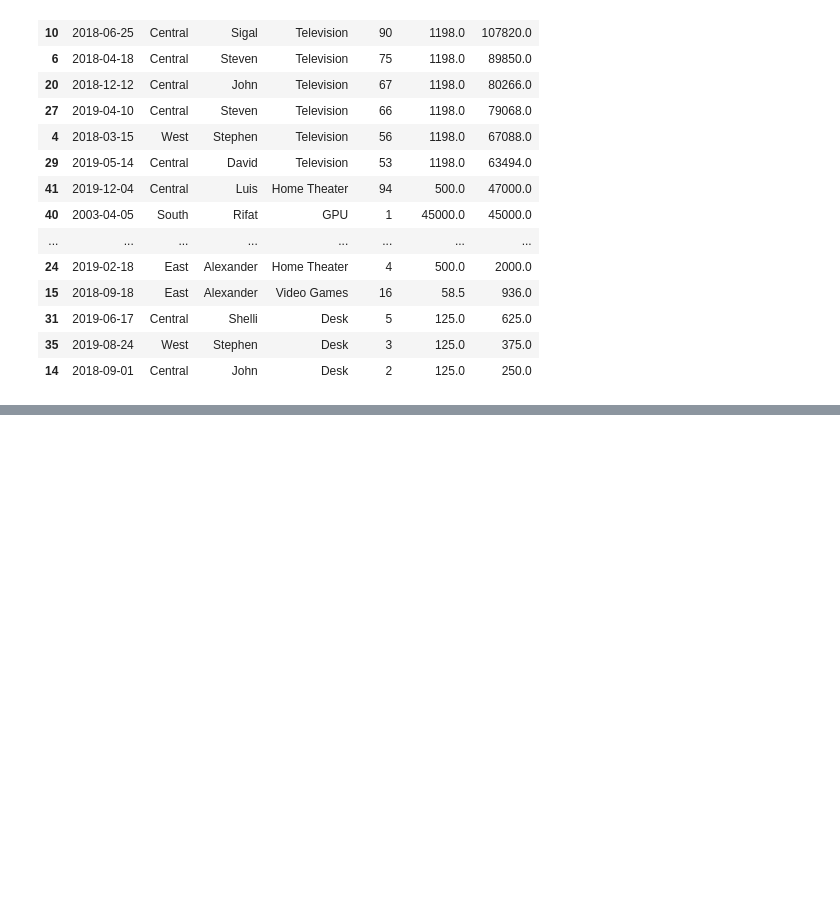
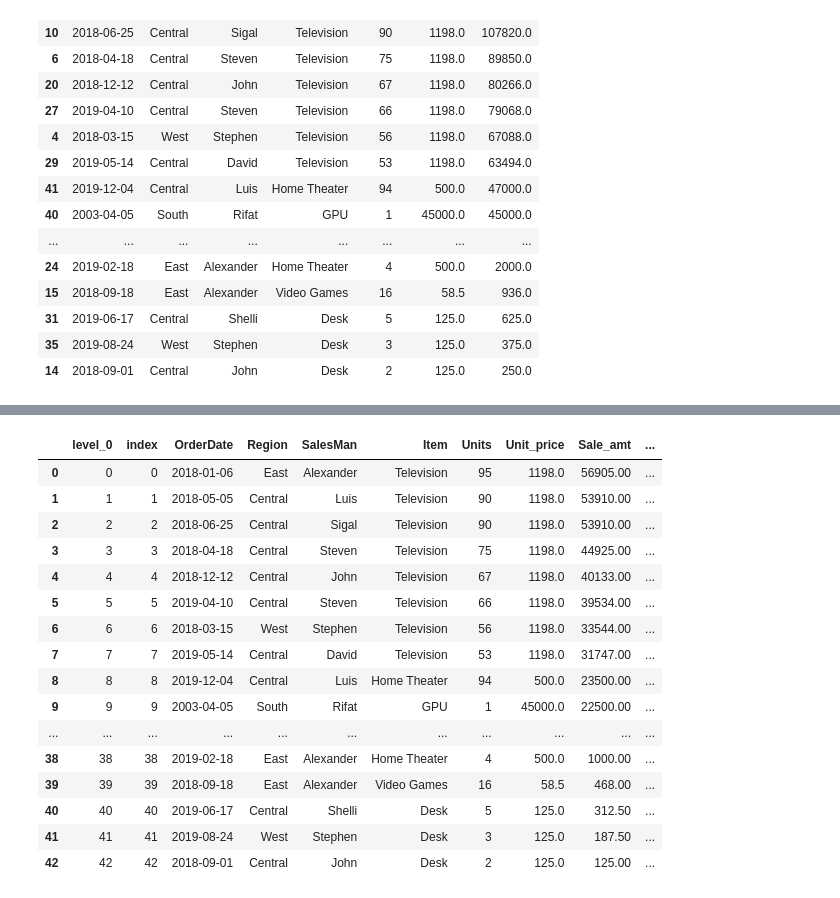
Before and after one commit to KaziRifatMorshed/LearningDataScience, a Jupyter notebook: DataExplorationWithPandas/ExploreSalesData.ipynb, the cells around one changed output, grey strips where cells are left out. Saved outputs shown, nothing was run; the diff lists cells and outputs as text; code cells hidden in the pictures; blank space fills up the shorter version.

```diff
--- a/DataExplorationWithPandas/ExploreSalesData.ipynb
+++ b/DataExplorationWithPandas/ExploreSalesData.ipynb
@@ -532,0 +585,3 @@ df['Total_Sale_inc_VAT'] = df['Units'] * df['Unit_price '] * 1.2
+# %%
+df['Sale_amt'] = df['Sale_amt'].apply(lambda x: x / 2)
+df.head()
@@ -532,0 +601,2 @@ df['Total_Sale_inc_VAT'] = df['Units'] * df['Unit_price '] * 1.2
+# %%
+df.set_index('OrderDate', inplace=True)
@@ -532,0 +613,22 @@ df['Total_Sale_inc_VAT'] = df['Units'] * df['Unit_price '] * 1.2
+# %%
+df.reset_index()
+# df.reset_index(inplace=True) # new index number assign korbe
+# df.reset_index(drop=True)  # previous index ta drop hoye jabe, previous order gone
+# %% [output]
+|  | level_0 | index | OrderDate | Region | SalesMan | Item | Units | Unit_price | Sale_amt | ... |
+| 0 | 0 | 0 | 2018-01-06 | East | Alexander | Television | 95 | 1198.0 | 56905.00 | ... |
+| 1 | 1 | 1 | 2018-05-05 | Central | Luis | Television | 90 | 1198.0 | 53910.00 | ... |
+| 2 | 2 | 2 | 2018-06-25 | Central | Sigal | Television | 90 | 1198.0 | 53910.00 | ... |
+| 3 | 3 | 3 | 2018-04-18 | Central | Steven | Television | 75 | 1198.0 | 44925.00 | ... |
+| 4 | 4 | 4 | 2018-12-12 | Central | John | Television | 67 | 1198.0 | 40133.00 | ... |
+| 5 | 5 | 5 | 2019-04-10 | Central | Steven | Television | 66 | 1198.0 | 39534.00 | ... |
+| 6 | 6 | 6 | 2018-03-15 | West | Stephen | Television | 56 | 1198.0 | 33544.00 | ... |
+| 7 | 7 | 7 | 2019-05-14 | Central | David | Television | 53 | 1198.0 | 31747.00 | ... |
+| 8 | 8 | 8 | 2019-12-04 | Central | Luis | Home Theater | 94 | 500.0 | 23500.00 | ... |
+| 9 | 9 | 9 | 2003-04-05 | South | Rifat | GPU | 1 | 45000.0 | 22500.00 | ... |
+| ... | ... | ... | ... | ... | ... | ... | ... | ... | ... | ... |
+| 38 | 38 | 38 | 2019-02-18 | East | Alexander | Home Theater | 4 | 500.0 | 1000.00 | ... |
+| 39 | 39 | 39 | 2018-09-18 | East | Alexander | Video Games | 16 | 58.5 | 468.00 | ... |
+| 40 | 40 | 40 | 2019-06-17 | Central | Shelli | Desk | 5 | 125.0 | 312.50 | ... |
+| 41 | 41 | 41 | 2019-08-24 | West | Stephen | Desk | 3 | 125.0 | 187.50 | ... |
+| 42 | 42 | 42 | 2018-09-01 | Central | John | Desk | 2 | 125.0 | 125.00 | ... |
```
Also changed, not shown: parts of 13 cells of this notebook, 1 other file.
